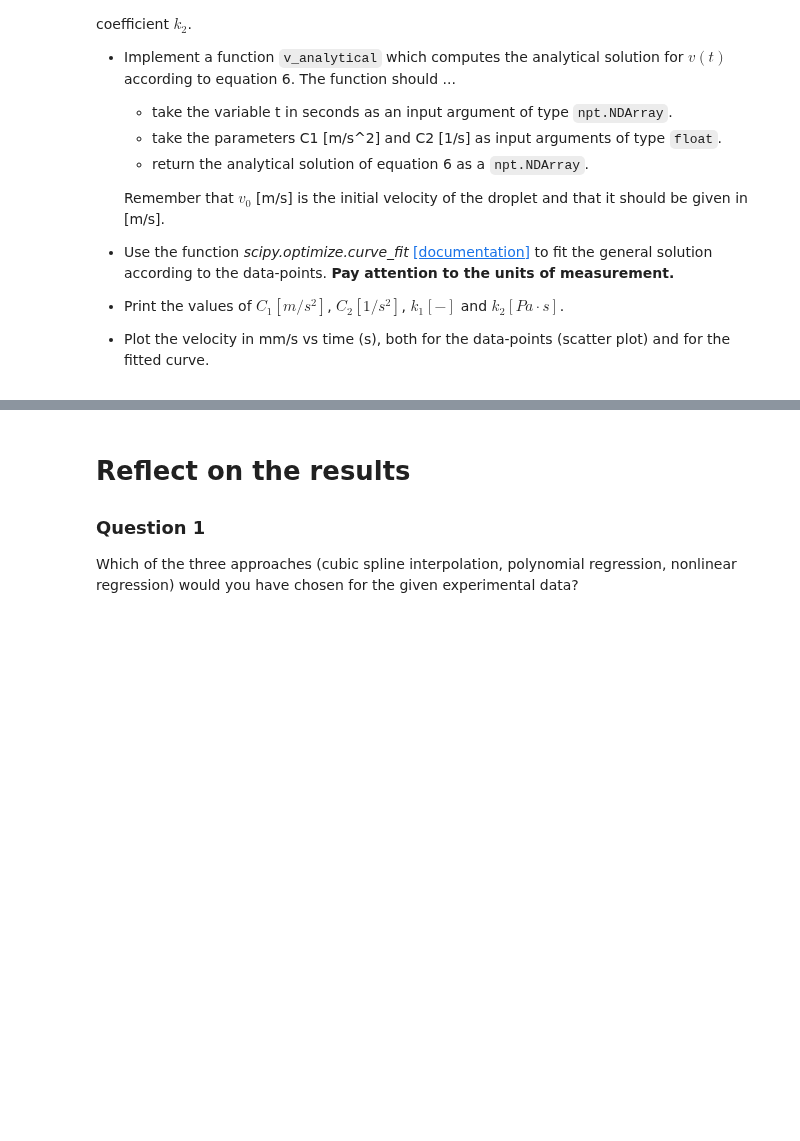
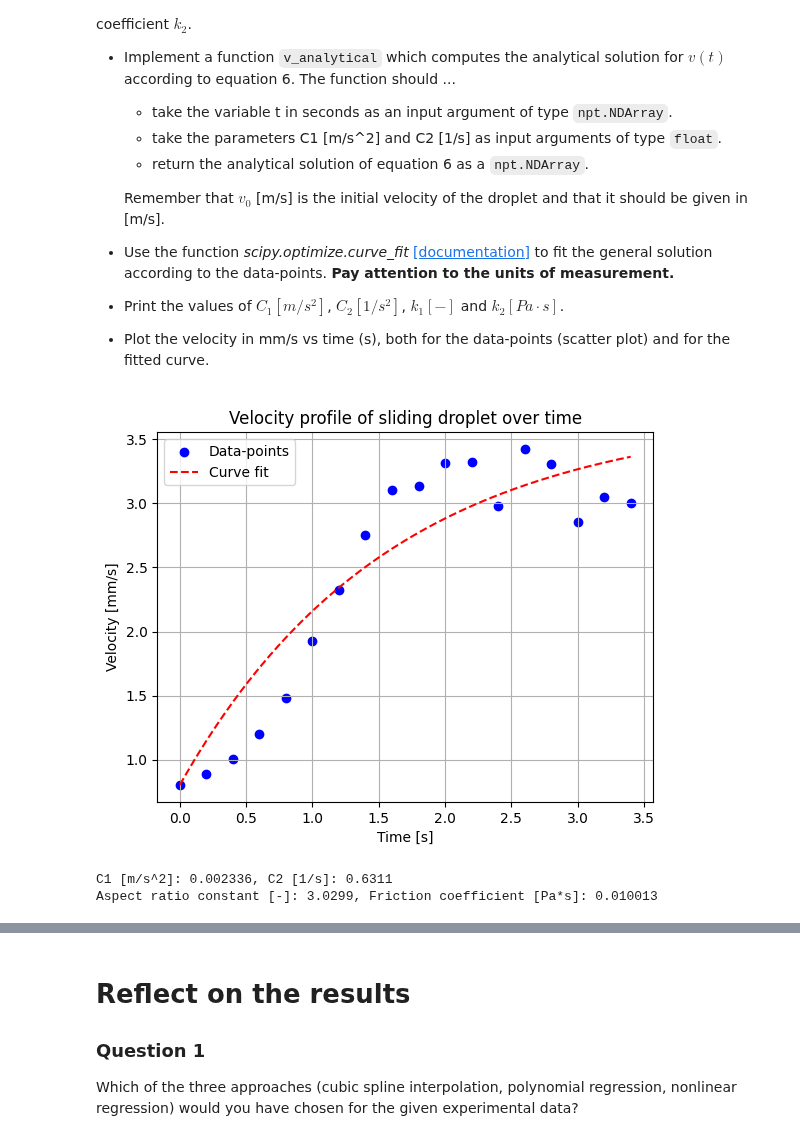
Before and after one commit to Xikiee/computational_practicum, a Jupyter notebook: q_2/assignments/assignment_6/Assignment_Q2_L6.ipynb, the cells around one changed output, grey strips where cells are left out. Saved outputs shown, nothing was run; the diff lists cells and outputs as text; code cells hidden in the pictures; blank space fills up the shorter version.

```diff
--- a/q_2/assignments/assignment_6/Assignment_Q2_L6.ipynb
+++ b/q_2/assignments/assignment_6/Assignment_Q2_L6.ipynb
@@ -292,40 +366,77 @@ r = ...
 # %%
 # Remember to convert the velocity to SI-units!
-data["Velocity[m/s]"] = ...
+# print(data)       # when you print that data you realize that the velocities are all in mm/s, this has to be converted first to meters
+data["Velocity[m/s]"] = data['Velocity[mm/s]']*1e-3 #mm to m is 10^(-3)
 
 # Define the velocity at t=0
-v0 = ...
+v0 = data["Velocity[m/s]"].iloc[0]
 
 # Define your function v_analytical here
-...
+def v_analytical(t:npt.NDArray, C1:float, C2: float, v0 = v0)->npt.NDArray:
+    """
+    A function which computes the analytical solution for the general equation 6
+
+    Args:
+        t       (npt.NDArray): the time values
+        C1            (float): the first coefficient variable in [m/s2]
+        C2            (float): the second coefficient variable in [1/s]
+
+    Return:
+        v       (npt.NDArray): the velocity
+    """
+    v = (v0 - C1/C2)*np.exp(-C2*t) + C1/C2
+    return v
 
 
 # Now, let's apply curve-fitting
-popt, pcov = ...
+popt, pcov = scipy.optimize.curve_fit(v_analytical,data["Time[s]"],data["Velocity[m/s]"], p0=(1.0,1.0))
+"""
+Theh curve_fit funciton computes for the a guess of C1 and C2, and after which the values stored under popt are the C1 and C2 final values which result in the most accurate curve
+
+"""
 # Assign the calues for C1 and C2
-C1 = ...
-C2 = ...
+C1 = popt[0]
+C2 = popt[1]
+
+
+"""
+Comparing equation 3 and equation 5, it is possible to figure out what C1 and C2 are.
+
+C1 = rho*V*g*sing(alpha) - k1*r*gamma*(cos(thetaR) - cos(thetaA))
+
+C2 = k2* r
+
+rearange these for k1 and k2"""
 # Compute k1
-k1 = ...
+k1 = (g * np.sin(alpha) - C1) * rho * V / (
+    gamma * r * (np.cos(thetaR) - np.cos(thetaA))
+)
+
 # Compute k2
-k2 = ...
+k2 = C2 * rho * V / r
+
+
 
 # Plot
 z = np.linspace(data["Time[s]"].iloc[0], data["Time[s]"].iloc[-1], 1000)
 
 plt.scatter(data["Time[s]"], data["Velocity[mm/s]"], color="blue", label="Data points")
 plt.plot(z, v_analytical(z, *popt) * 1000, "--", color="red", label="curve fit")
 plt.xlabel("Time [s]")
 plt.ylabel("Velocity [mm/s]")
 plt.title("Velocity profile of sliding droplet over time")
 plt.legend(["Data-points", "Curve fit"])
 plt.grid()
 plt.show()
 
 # SET YOUR SOLUTION VARIABLES C1, C2, k1 AND k2 WITH THE CORRECT NAMES AS SHOWN BELOW
 print(f"C1 [m/s^2]: {np.round(C1, 6)}, C2 [1/s]: {np.round(C2, 4)}")
 print(
     f"Aspect ratio constant [-]: {np.round(k1, 4)}, Friction coefficient [Pa*s]: {np.round(k2, 6)}"
 )
+# %% [output]
+[figure, added]
+C1 [m/s^2]: 0.002336, C2 [1/s]: 0.6311
+Aspect ratio constant [-]: 3.0299, Friction coefficient [Pa*s]: 0.010013
 # %%
 grader.check("q2.2")
```
Also changed, not shown: parts of 13 cells of this notebook, 2 other files.
